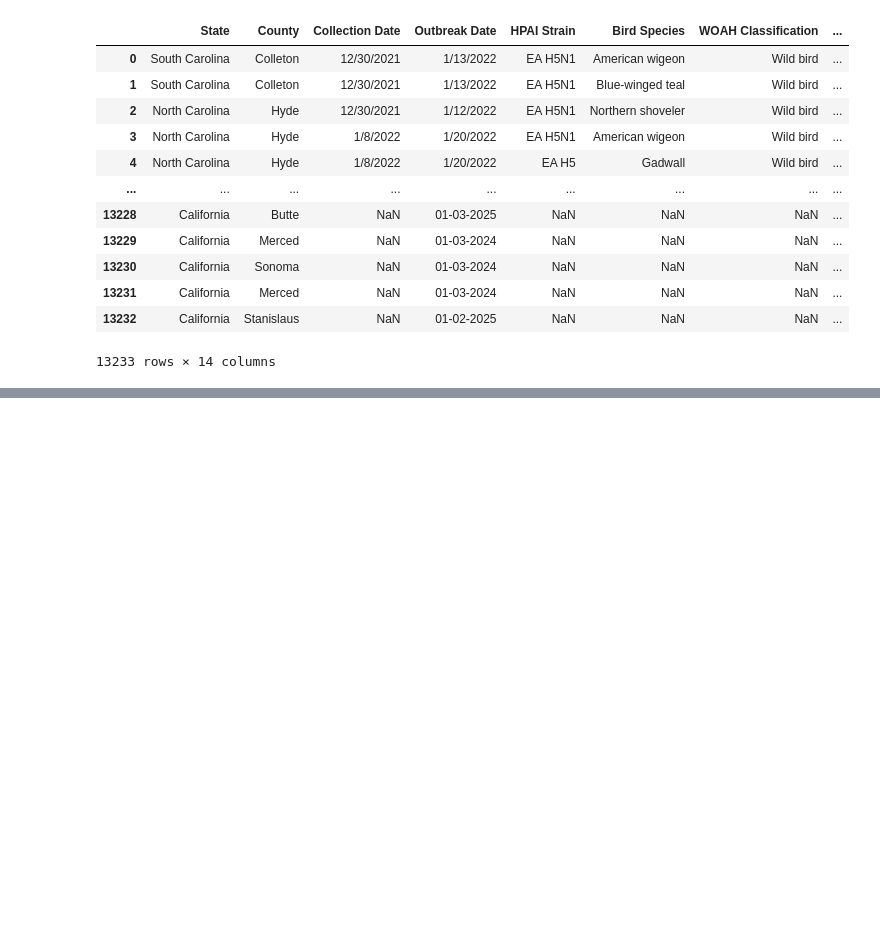
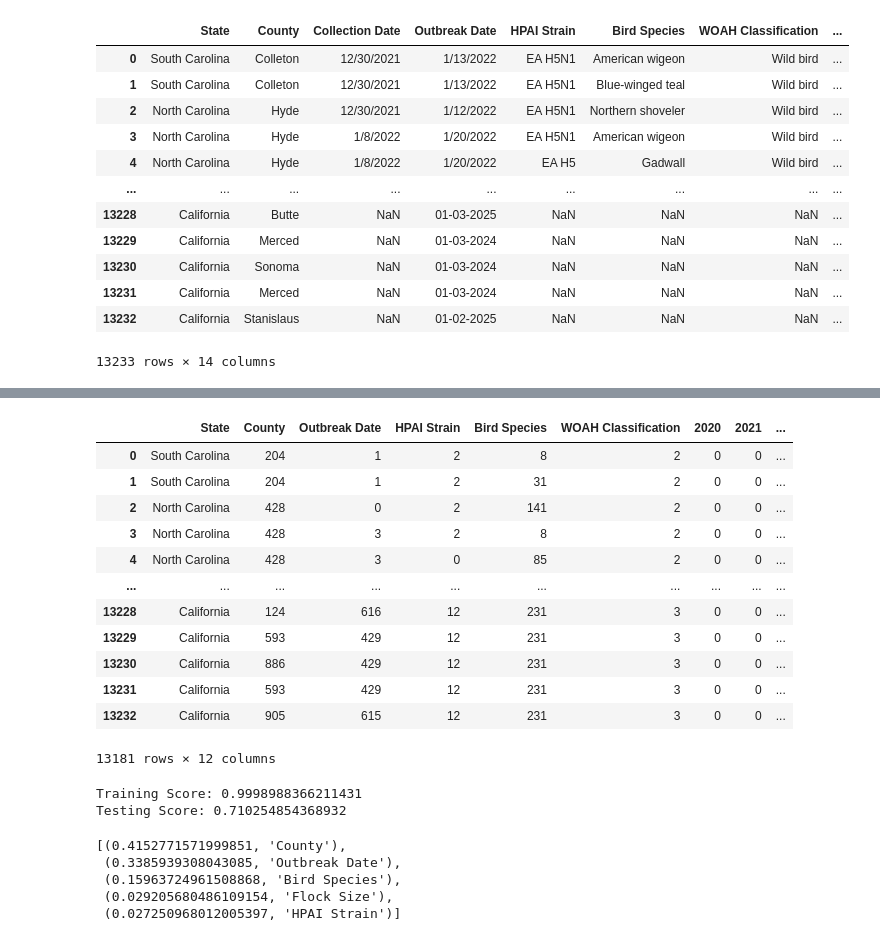
Before and after one commit to MaryPulley/Project_2, a Jupyter notebook: pre_process_combined.ipynb, the cells around one changed output, grey strips where cells are left out. Drawn from its saved outputs; the diff is of its cells as text; code cells hidden in the pictures; blank space fills up the shorter version.

Commit message:
Basic data cleaned, and models run.

```diff
--- a/pre_process_combined.ipynb
+++ b/pre_process_combined.ipynb
@@ -96,5 +79,8 @@ df_combined.head(10000000)
 # %%
-df_combined.drop(columns=['Collection Date'], inplace=True)
+df_combined.drop(columns=['Collection Date', 'Sampling Method'], inplace=True)
+df_combined.dropna(subset=['County'], inplace=True)
+df_combined['Outbreak Date'] = pd.to_datetime(df_combined['Outbreak Date'], format='mixed')
+
 df_combined.info()
 # %% [output]
 <class 'pandas.core.frame.DataFrame'>
@@ -122,4 +104,0 @@ df_combined.dropna(subset=['County'], inplace=True)
-# %%
-label_encoder = LabelEncoder()
-df_combined['County Encoded'] = label_encoder.fit_transform(df_combined['County'])
-df_combined.head(1000)
@@ -228,3 +104,0 @@ dtype: object
-# %%
-df_combined.drop(columns=['Sampling Method', 'County'], inplace=True)
-df_combined.info()
@@ -263,0 +105,13 @@ array([17,  4, 17, ...,  1, 25, 14])
+# %%
+label_encoder1 = LabelEncoder()
+
+birdflu_data_encoded = df_combined.copy()
+
+columns_to_encode = ['County', 'Outbreak Date', 'HPAI Strain', 'Bird Species',
+                     'WOAH Classification', '2020', '2021', '2022', '2023', 'Flock Type']
+
+
+for column in columns_to_encode:
+    birdflu_data_encoded[column] = label_encoder1.fit_transform(birdflu_data_encoded[column])
+
+birdflu_data_encoded.head(10)
@@ -263,0 +152,25 @@ array([17,  4, 17, ...,  1, 25, 14])
+# %%
+from sklearn.impute import SimpleImputer
+
+# Replace NaN with Mean
+imputer = SimpleImputer(strategy="mean")
+birdflu_data_encoded["Flock Size"] = imputer.fit_transform(birdflu_data_encoded[["Flock Size"]])
+
+# Alternative: Use Median
+birdflu_data_encoded["Flock Size"] = SimpleImputer(strategy="median").fit_transform(birdflu_data_encoded[["Flock Size"]])
+
+birdflu_data_encoded
+# %% [output]
+|  | State | County | Outbreak Date | HPAI Strain | Bird Species | WOAH Classification | 2020 | 2021 | ... |
+| 0 | South Carolina | 204 | 1 | 2 | 8 | 2 | 0 | 0 | ... |
+| 1 | South Carolina | 204 | 1 | 2 | 31 | 2 | 0 | 0 | ... |
+| 2 | North Carolina | 428 | 0 | 2 | 141 | 2 | 0 | 0 | ... |
+| 3 | North Carolina | 428 | 3 | 2 | 8 | 2 | 0 | 0 | ... |
+| 4 | North Carolina | 428 | 3 | 0 | 85 | 2 | 0 | 0 | ... |
+| ... | ... | ... | ... | ... | ... | ... | ... | ... | ... |
+| 13228 | California | 124 | 616 | 12 | 231 | 3 | 0 | 0 | ... |
+| 13229 | California | 593 | 429 | 12 | 231 | 3 | 0 | 0 | ... |
+| 13230 | California | 886 | 429 | 12 | 231 | 3 | 0 | 0 | ... |
+| 13231 | California | 593 | 429 | 12 | 231 | 3 | 0 | 0 | ... |
+| 13232 | California | 905 | 615 | 12 | 231 | 3 | 0 | 0 | ... |
+13181 rows × 12 columns
@@ -263,0 +188,10 @@ array([17,  4, 17, ...,  1, 25, 14])
+# %%
+# Train the Random Forest model
+clf = RandomForestClassifier(random_state=1, n_estimators=500).fit(X_train_scaled, y_train)
+
+# Evaluate the model
+print(f'Training Score: {clf.score(X_train_scaled, y_train)}')
+print(f'Testing Score: {clf.score(X_test_scaled, y_test)}')
+# %% [output]
+Training Score: 0.9998988366211431
+Testing Score: 0.710254854368932
@@ -263,0 +201,10 @@ array([17,  4, 17, ...,  1, 25, 14])
+# %%
+# List the top 10 most important features
+importances_sorted = sorted(zip(feature_importances, X.columns), reverse=True)
+importances_sorted[:5]
+# %% [output]
+[(0.4152771571999851, 'County'),
+ (0.3385939308043085, 'Outbreak Date'),
+ (0.15963724961508868, 'Bird Species'),
+ (0.029205680486109154, 'Flock Size'),
+ (0.027250968012005397, 'HPAI Strain')]
```
Also changed, not shown: parts of 17 cells of this notebook.
